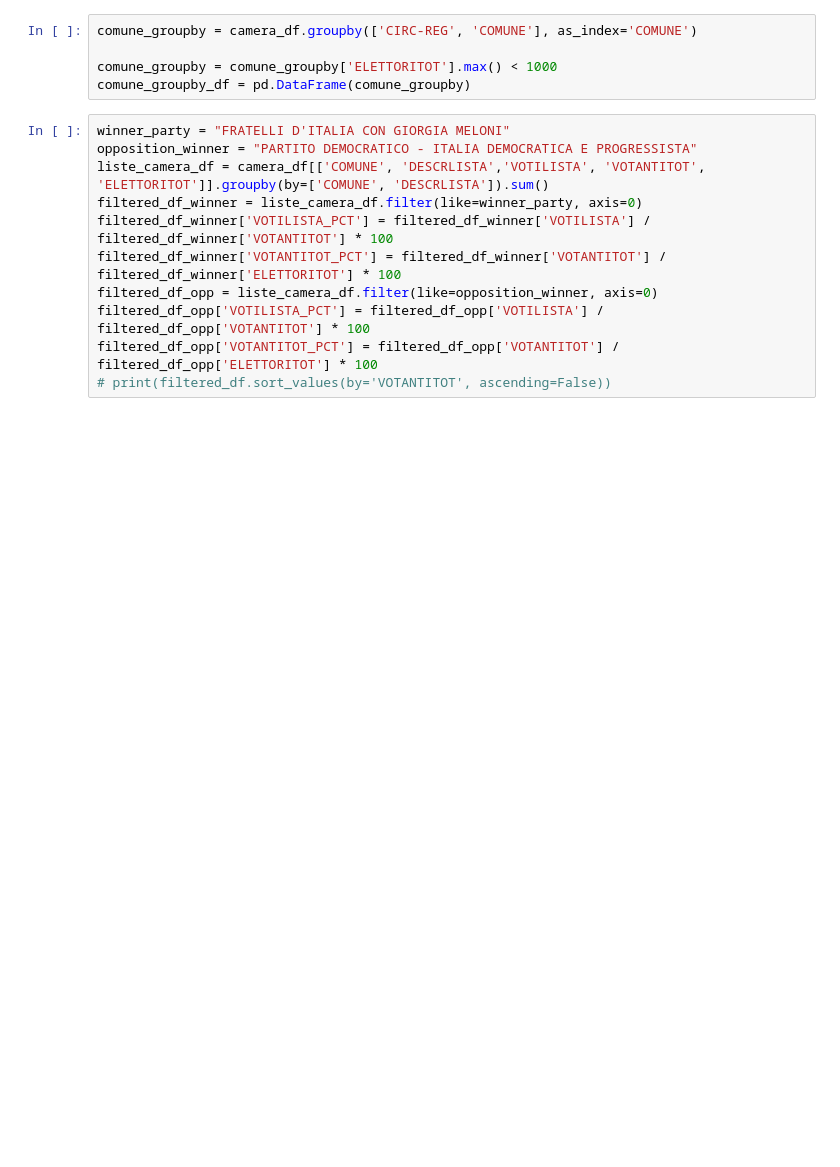
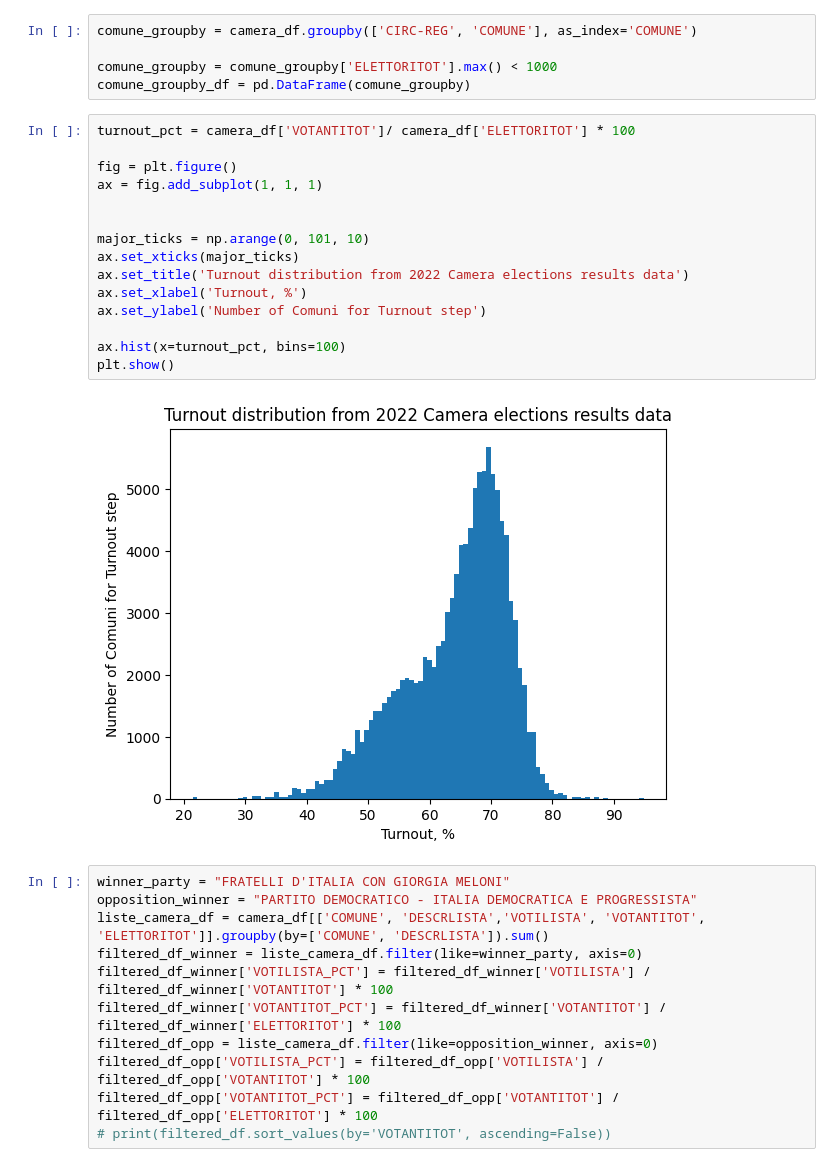
Before and after one commit to falaimo99/open-voting, a Jupyter notebook: analysis/italian_datasets_analysis.ipynb, the cells around one changed output. Cells and saved outputs as stored; diff of their text form; blank space fills up the shorter version.

Commit message:
fix(md, analysis and visual): adjustments to md and added graphs and visualizations to it

```diff
--- a/analysis/italian_datasets_analysis.ipynb
+++ b/analysis/italian_datasets_analysis.ipynb
@@ -23,6 +17,23 @@ comune_groupby = camera_df.groupby(['CIRC-REG', 'COMUNE'], as_index='COMUNE')
 
 comune_groupby = comune_groupby['ELETTORITOT'].max() < 1000
 comune_groupby_df = pd.DataFrame(comune_groupby)
+# %%
+turnout_pct = camera_df['VOTANTITOT']/ camera_df['ELETTORITOT'] * 100
+
+fig = plt.figure()
+ax = fig.add_subplot(1, 1, 1)
+
+
+major_ticks = np.arange(0, 101, 10)
+ax.set_xticks(major_ticks)
+ax.set_title('Turnout distribution from 2022 Camera elections results data')
+ax.set_xlabel('Turnout, %')
+ax.set_ylabel('Number of Comuni for Turnout step')
+
+ax.hist(x=turnout_pct, bins=100)
+plt.show()
+# %% [output]
+[figure, added]
 # %%
 winner_party = "FRATELLI D'ITALIA CON GIORGIA MELONI"
 opposition_winner = "PARTITO DEMOCRATICO - ITALIA DEMOCRATICA E PROGRESSISTA"
```
Also changed, not shown: parts of 2 cells of this notebook, 13 other files.
